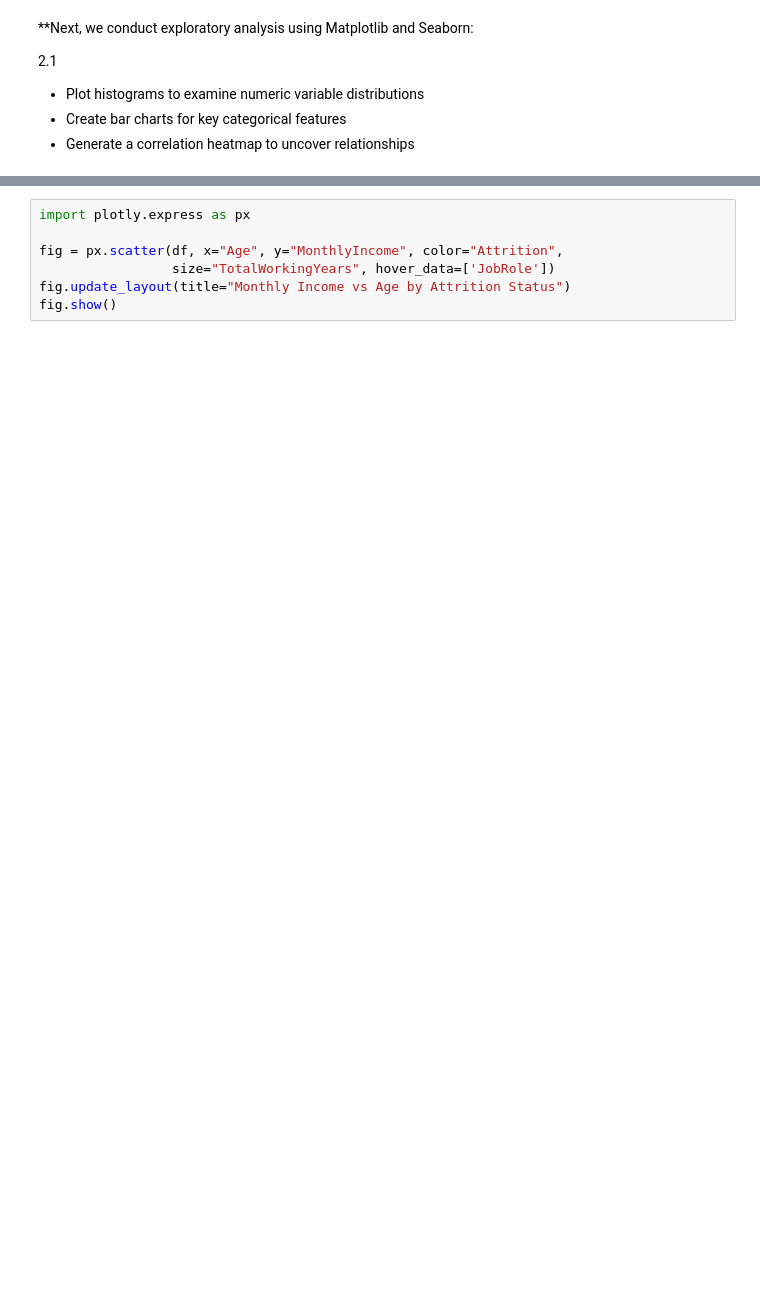
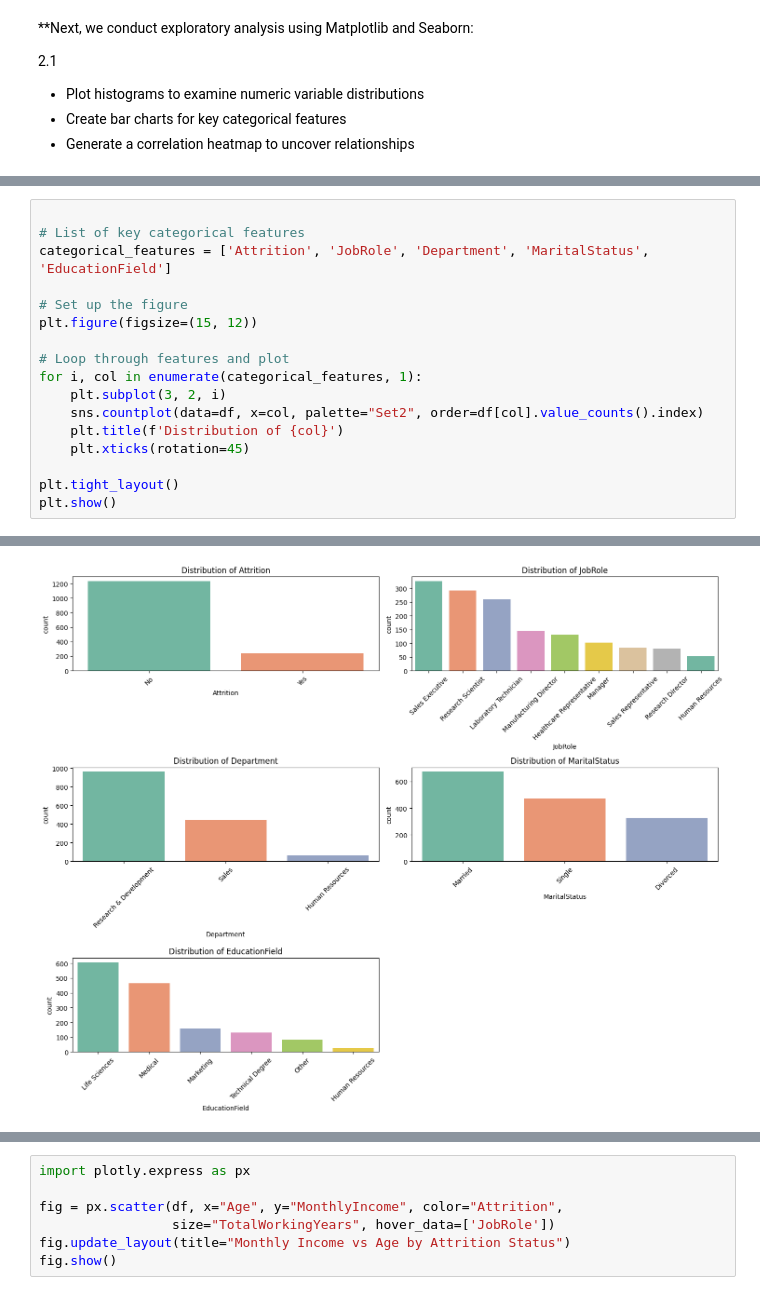
Before and after one commit to Shema774/CapstoneHR, a Jupyter notebook: jupyter_notebooks/data_investigation.ipynb, the cells around one changed output, grey strips where cells are left out. Drawn from its saved outputs; the diff is of its cells as text; blank space fills up the shorter version.

```diff
--- a/jupyter_notebooks/data_investigation.ipynb
+++ b/jupyter_notebooks/data_investigation.ipynb
@@ -278,0 +330,18 @@ Passing `palette` without assigning `hue` is deprecated and will be removed in v
+# %%
+
+# List of key categorical features
+categorical_features = ['Attrition', 'JobRole', 'Department', 'MaritalStatus', 'EducationField']
+
+# Set up the figure
+plt.figure(figsize=(15, 12))
+
+# Loop through features and plot
+for i, col in enumerate(categorical_features, 1):
+    plt.subplot(3, 2, i)
+    sns.countplot(data=df, x=col, palette="Set2", order=df[col].value_counts().index)
+    plt.title(f'Distribution of {col}')
+    plt.xticks(rotation=45)
+
+plt.tight_layout()
+plt.show()
+# %% [output]
@@ -278,0 +365 @@ Passing `palette` without assigning `hue` is deprecated and will be removed in v
+[figure, added]
```
Also changed, not shown: parts of 8 cells of this notebook.
